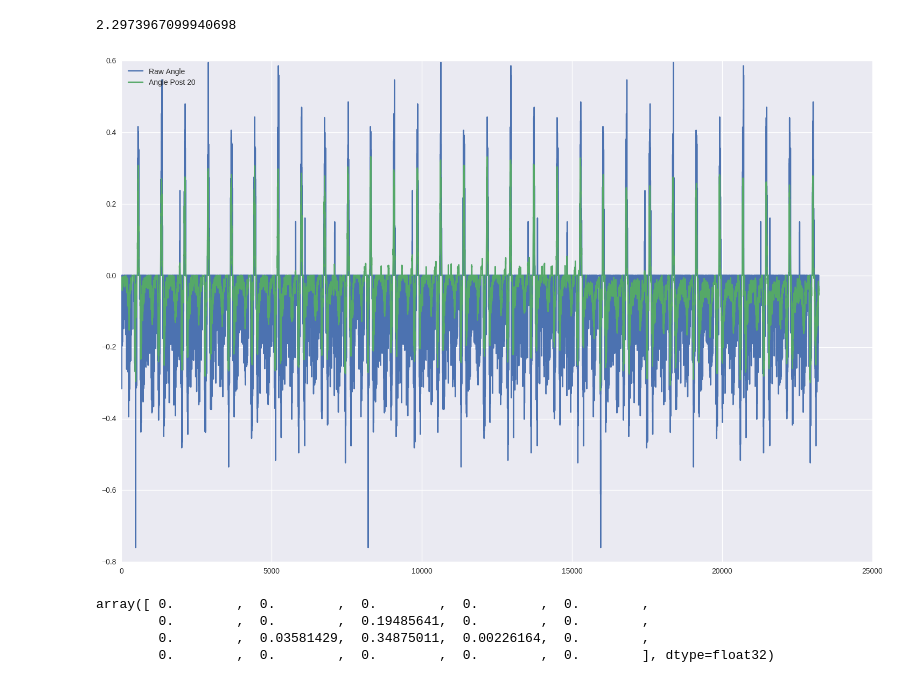
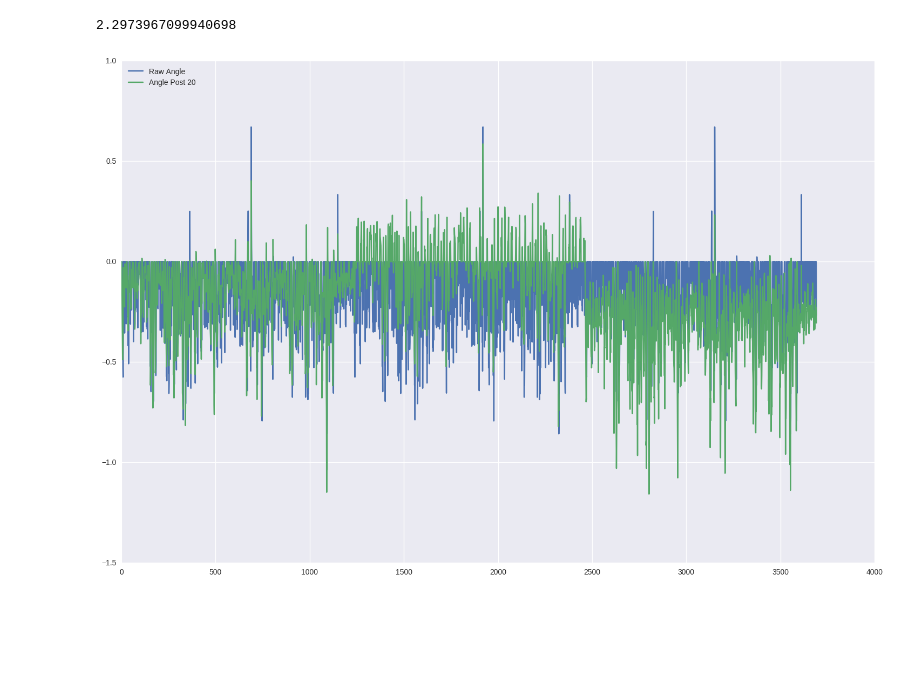
Before and after one commit to balancap/SDC-Behavioral-Cloning, a Jupyter notebook: behavioral-cloning.ipynb, the cells around one changed output. Drawn from its saved outputs; the diff is of its cells as text; code cells hidden in the pictures; blank space fills up the shorter version.

```diff
--- a/behavioral-cloning.ipynb
+++ b/behavioral-cloning.ipynb
@@ -345,32 +403,27 @@ array([ 0.108,  0.105,  0.11 , ...,  0.111,  0.111,  0.1  ], dtype=float32)
 # %%
 # Load simulation data.
 filename = './data/q3_clean/dataset.npz'
+filename = './data/q3_recover_right2/dataset.npz'
+
 data = np.load(filename)
 images = data['images']
 angle_raw = data['angle']
 # %%
 nb = -1
 
 plt.plot(angle_raw[:nb], label='Raw Angle')
 
-plt.plot(data['angle_post40'][:nb], label='Angle Post 20')
+plt.plot(data['angle_post10'][:nb], label='Angle Post 20')
 # plt.plot(angle_cv4[:nb], label='Curvature angle 8')
 
 # plt.plot(angle_fcv40[:nb], label='Forward Curvature angle 4')
 # plt.plot(angle_fcv402[:nb], label='Forward Curvature angle 4 2')
 
 # plt.plot(angle_fcv24[:nb], label='Forward Curvature angle 8')
 # plt.plot(angle_mfcv4[:nb], label='Forward Curvature angle 4')
 # plt.plot(angle_mfcv8[:nb], label='Forward Curvature angle 8')
 
 plt.legend(loc='upper left')
 plt.show()
 # %% [output]
-[figure, old version]
+[figure, new version]
-# %%
-angle_raw[-20:]
-# %% [output]
-array([ 0.        ,  0.        ,  0.        ,  0.        ,  0.        ,
-        0.        ,  0.        ,  0.19485641,  0.        ,  0.        ,
-        0.        ,  0.03581429,  0.34875011,  0.00226164,  0.        ,
-        0.        ,  0.        ,  0.        ,  0.        ,  0.        ], dtype=float32)
```
Also changed, not shown: parts of 12 cells of this notebook, 4 other files.
